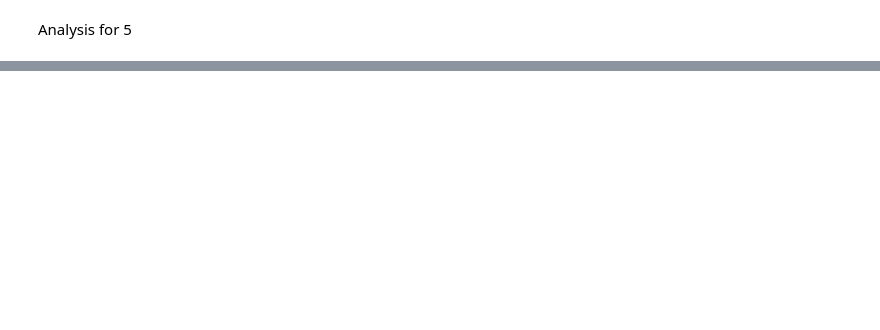
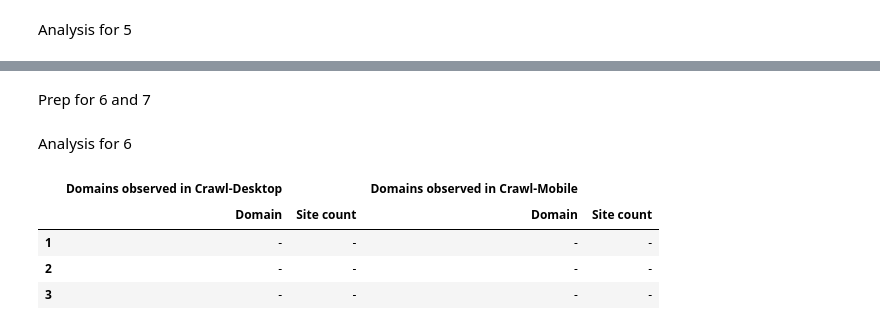
Before and after one commit to erikaw1644/OnlineTrackingAssignment2, a Jupyter notebook: analysis/crawler_analysis.ipynb, the cells around one changed output, grey strips where cells are left out. Cells and saved outputs as stored; diff of their text form; code cells hidden in the pictures; blank space fills up the shorter version.

Commit message:
analysis 6-9 done but analysis 6 is weird

```diff
--- a/analysis/crawler_analysis.ipynb
+++ b/analysis/crawler_analysis.ipynb
@@ -233,0 +279,55 @@ plt.show()
+# %% [markdown]
+Prep for 6 and 7
+# %%
+# Dictionary to map the set of websites that contacted every third-party domain in both the desktop and mobile crawl
+domains_per_site = {}
+
+for crawl in hars:
+    domains_per_site[crawl] = {}
+    for site, har in hars[crawl].items():
+        page_url = get_page_url(har)
+        valid_entries = get_valid_entries(har)
+
+        # Iterate through all domains from the set of third-party domains
+        for domain in get_third_party_domains(valid_entries, page_url):
+            if domain not in domains_per_site[crawl]:                                   # If the domain is not in domains_per_site, we add it
+                domains_per_site[crawl][domain] = set()
+
+            domains_per_site[crawl][domain].add(site)
+# %% [markdown]
+Analysis for 6
+# %%
+only_desktop = set(domains_per_site["desktop"]) - set(domains_per_site["mobile"])       # 6.a) The domains that are unique to the desktop crawl
+only_mobile = set(domains_per_site["mobile"]) - set(domains_per_site["desktop"])        # 6.b) The domains that are unique to the mobile crawl
+
+# A function to get the n most prevalent third-party domains
+def rank_domains(crawl, unique_domains, top_n=3):
+    pairs = []                                                                          # List of (top_u=3mber of websites, domain) pairs
+
+    for domain in unique_domains:
+        contacted_set = domains_per_site[crawl][domain]                                 # Websites that contacted the domain
+        pairs.append((len(contacted_set), domain))
+
+    # Sorted by the website count with the largest first
+    pairs.sort(reverse=True)
+
+    table = pd.DataFrame(pairs[:top_n], columns=["Site count", "Domain"])               # Keeps only the n domains
+
+    return table[["Domain", "Site count"]]
+
+table_6a = rank_domains("desktop", only_desktop)                                        # Domains contacted uniquely in the Desktop crawl
+table_6b = rank_domains("mobile", only_mobile)                                          # Domains contacted uniquely in the Mobile crawl
+
+# Puts both table 6a and 6b together as well as the headers stated in the assignment
+table_6 = pd.concat([table_6a, table_6b], axis=1, keys=["Domains observed in Crawl-Desktop", "Domains observed in Crawl-Mobile"])
+
+table_6 = table_6.reindex(range(3)).fillna("-")
+table_6.index = [1, 2, 3]
+
+table_6
+# %% [output]
+|  | Domains observed in Crawl-Desktop |  | Domains observed in Crawl-Mobile |  |
+|  | Domain | Site count | Domain | Site count |
+| 1 | - | - | - | - |
+| 2 | - | - | - | - |
+| 3 | - | - | - | - |
```
Also changed, not shown: parts of 20 cells of this notebook.
